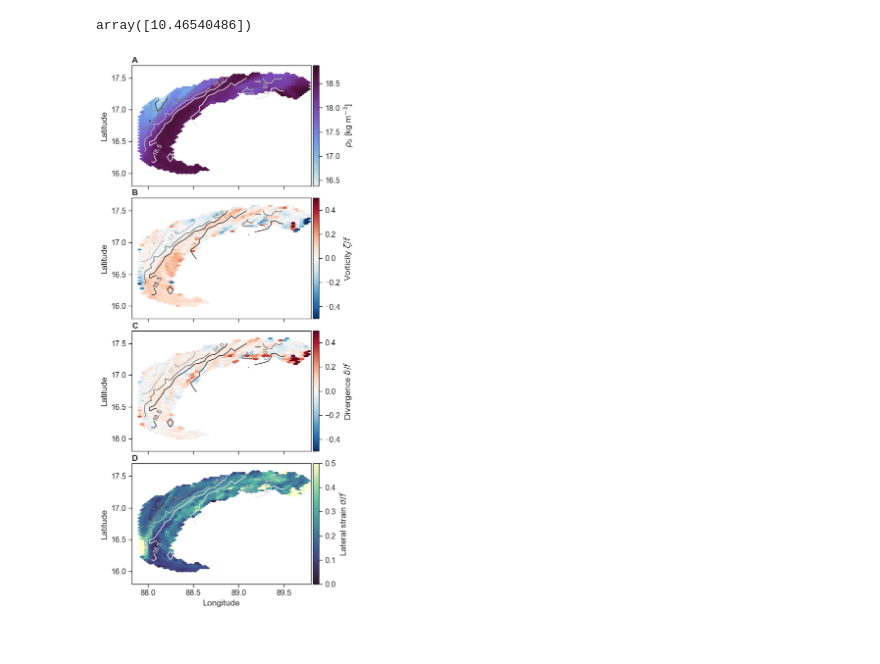
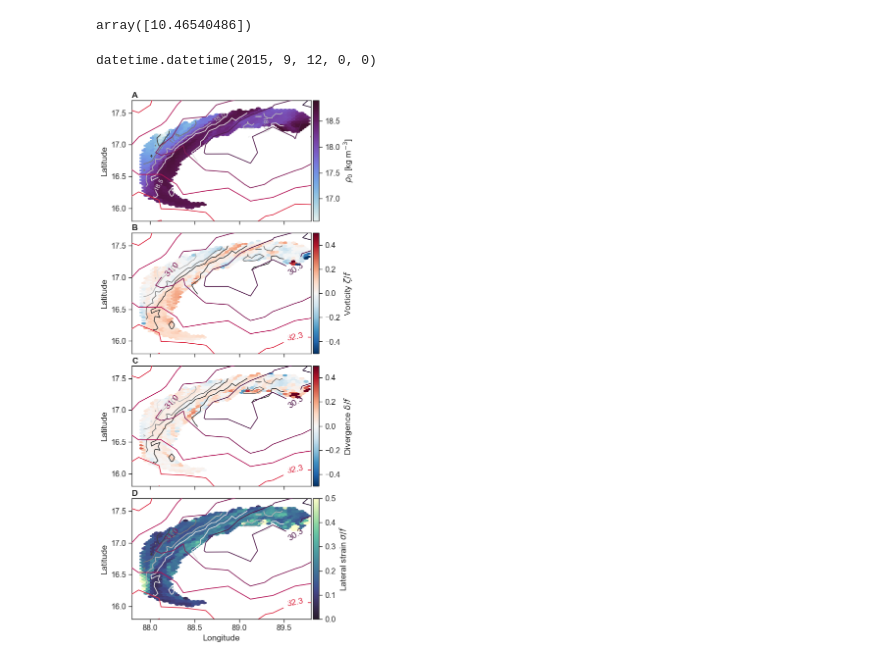
Before and after one commit to sessink/velocity_gradients, a Jupyter notebook: notebooks/maps_histograms.ipynb, the cells around one changed output. Drawn from its saved outputs; the diff is of its cells as text; code cells hidden in the pictures.

Commit message:
smap on maps

```diff
--- a/notebooks/maps_histograms.ipynb
+++ b/notebooks/maps_histograms.ipynb
@@ -163,6 +164,30 @@ array([10.02064705])
 gsw.distance([87.75,87.75],[16,17.6])/1000/17
 # %% [output]
 array([10.46540486])
+# %%
+def load_matfile(file):
+    '''Read Matlab structure files and convert to numpy arrays'''
+    import scipy.io as sio
+    return sio.loadmat(file, struct_as_record=False, squeeze_me=True)
+
+def datenum2datetime(datenum):
+    '''Convert Matlab datenum to Python Datetime'''
+    from datetime import datetime, timedelta
+    return datetime.fromordinal(int(datenum)) + timedelta(days=datenum % 1) -\
+        timedelta(days=366)
+
+def datenum2datetime(matlab_datenum):
+    from datetime import datetime, timedelta
+    return datetime.fromordinal(int(matlab_datenum)) + timedelta(days=int(matlab_datenum)%1) - timedelta(days = 366)
+# %%
+mat = load_matfile('../data/smap/smap_2015.mat')
+smap = mat['SMAP']
+smap.xlon = np.tile(smap.lon,(120,1))
+smap.xlat = np.transpose(np.tile(smap.lat,(160,1)))
+# %%
+datenum2datetime( smap.time[160] )
+# %% [output]
+datetime.datetime(2015, 9, 12, 0, 0)
 # %%
 lonr,latr,arr = non_nan('sigma')
 lonv,latv,arv = non_nan('vort')
@@ -173,52 +198,66 @@ f, ax = plt.subplots(4,1, figsize=(5.6,14), sharex=True)
 contour_levels=4
 fmt = '%2.1f'
 color='w'
+t = 152
+v= np.linspace(29, 35, 10)
+cfunction = bn.nanmedian
 
-h = ax[0].hexbin(lonr,latr,arr, cmap=cm.dense, gridsize=(40,32), rasterized=True)
+h = ax[0].hexbin(lonr,latr,arr,mincnt=10, reduce_C_function=cfunction, cmap=cm.dense, gridsize=(40,32), rasterized=True)
 plt.colorbar(h, ax=ax[0], label=r'$\rho_0$ [kg m$^{-3}$]',pad=0.01)
 CS = ax[0].contour(xi,yi, zsigma,levels=contour_levels, cmap='Greys_r', rasterized=True)
 ax[0].set_ylim(15.8,17.7)
-ax[0].set_xlim(87.82,89.8)
+ax[0].set_xlim(87.8,89.8)
 ax[0].clabel(CS, CS.levels, inline=True,fmt=fmt, fontsize=10)
 patch = patches.Circle((89.1,16.5),radius=0.61, fc=color, zorder=10)
 ax[0].add_patch(patch)
 ax[0].set_ylabel('Latitude')
+lonx,latx = np.meshgrid(smap.lon,smap.lat)
+ax[0].contour(lonx, latx,smap.sss[:,:,t], v, zorder=11, lw=0.5)
 
-h = ax[1].hexbin(lonv,latv,arv,vmin=-0.5,vmax=0.5, cmap='RdBu_r', gridsize=(40,32), rasterized=True)
+h = ax[1].hexbin(lonv,latv,arv,mincnt=10, reduce_C_function=cfunction, vmin=-0.5,vmax=0.5, cmap='RdBu_r', gridsize=(40,32), rasterized=True)
 plt.colorbar(h,ax=ax[1], label=r'Vorticity $\zeta/f$',pad=0.01)
 CS = ax[1].contour(xi,yi, zsigma,levels=contour_levels, cmap='Greys', rasterized=True)
 ax[1].set_ylim(15.8,17.7)
-ax[1].set_xlim(87.82,89.8)
-ax[1].clabel(CS, CS.levels, inline=True,fmt=fmt, fontsize=10)
+ax[1].set_xlim(87.8,89.8)
+
 patch = patches.Circle((89.1,16.5),radius=0.61, fc=color, zorder=10)
 ax[1].add_patch(patch)
 ax[1].set_ylabel('Latitude')
+lonx,latx = np.meshgrid(smap.lon,smap.lat)
+CS = ax[1].contour(lonx, latx,smap.sss[:,:,t], v, zorder=11, lw=0.5)
+ax[1].clabel(CS, CS.levels, inline=True,fmt=fmt)
 
-h = ax[2].hexbin(lond,latd,ard,vmin=-0.5,vmax=0.5, cmap='RdBu_r', gridsize=(40,32), rasterized=True)
+h = ax[2].hexbin(lond,latd,ard,mincnt=10,reduce_C_function=cfunction, vmin=-0.5,vmax=0.5, cmap='RdBu_r', gridsize=(40,32), rasterized=True)
 plt.colorbar(h,ax=ax[2], label=r'Divergence $\delta/f$',pad=0.01)
 CS = ax[2].contour(xi,yi, zsigma,levels=contour_levels, cmap='Greys', rasterized=True)
 ax[2].set_ylim(15.8,17.7)
-ax[2].set_xlim(87.82,89.8)
-ax[2].clabel(CS, CS.levels, inline=True,fmt=fmt, fontsize=10)
+ax[2].set_xlim(87.8,89.8)
+
 patch = patches.Circle((89.1,16.5),radius=0.61, fc=color, zorder=10)
 ax[2].add_patch(patch)
 ax[2].set_ylabel('Latitude')
+lonx,latx = np.meshgrid(smap.lon,smap.lat)
+CS = ax[2].contour(lonx, latx,smap.sss[:,:,t], v, zorder=11, lw=0.5)
+ax[2].clabel(CS, CS.levels, inline=True,fmt=fmt)
 
-h = ax[3].hexbin(lons,lats,ars,vmin=0,vmax=0.5, cmap=cm.deep_r, gridsize=(40,32), rasterized=True)
+h = ax[3].hexbin(lons,lats,ars,mincnt=10,reduce_C_function=cfunction, vmin=0,vmax=0.5, cmap=cm.deep_r, gridsize=(40,32), rasterized=True)
 plt.colorbar(h,ax=ax[3], label=r'Lateral strain $\sigma/f$',pad=0.01)
 CS = ax[3].contour(xi,yi, zsigma,levels=contour_levels, cmap='Greys_r', rasterized=True)
 ax[3].set_ylim(15.8,17.7)
-ax[3].set_xlim(87.82,89.8)
-ax[3].clabel(CS, CS.levels, inline=True,fmt=fmt, fontsize=10)
+ax[3].set_xlim(87.8,89.8)
+
 patch = patches.Circle((89.1,16.5),radius=0.61, fc=color, zorder=10)
 ax[3].add_patch(patch);
 ax[3].set_xticks([88,88.5,89,89.5])
 ax[3].set_xlabel('Longitude')
 ax[3].set_ylabel('Latitude')
+lonx,latx = np.meshgrid(smap.lon,smap.lat)
+CS = ax[3].contour(lonx, latx,smap.sss[:,:,t], v, zorder=11, lw=0.5)
+ax[3].clabel(CS, CS.levels, inline=True,fmt=fmt)
 
 alphabet(ax)
 
 plt.subplots_adjust(hspace=0.1)
 plt.savefig('../figures/kp_maps.pdf')
 # %% [output]
-[figure, old version]
+[figure, new version]
```
Also changed, not shown: parts of 3 cells of this notebook, 2 other files.
